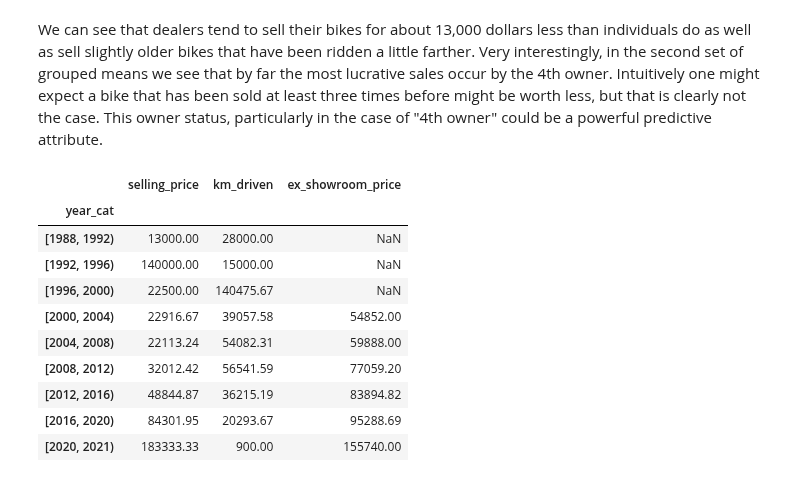
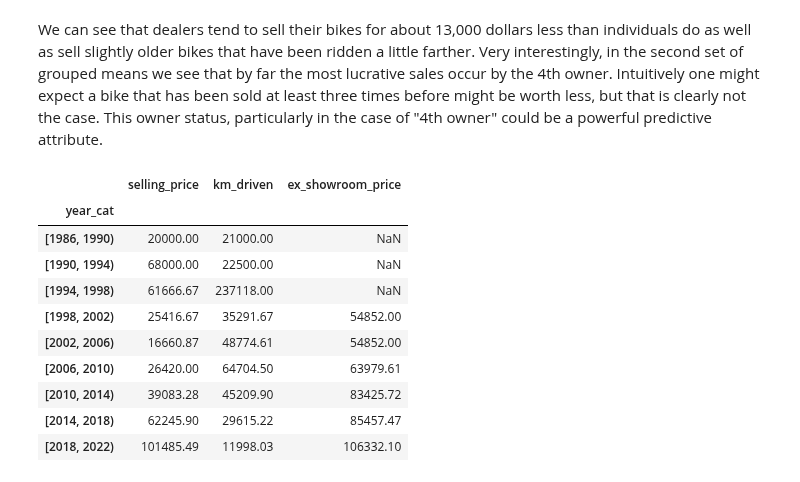
Before and after one commit to akoncsugit/ST590Project1, a Jupyter notebook: Project1.ipynb, the cells around one changed output. Drawn from its saved outputs; the diff is of its cells as text; code cells hidden in the pictures.

```diff
--- a/Project1.ipynb
+++ b/Project1.ipynb
@@ -25,5 +30,5 @@ bike_data.owner = bike_data.owner.astype("category")
 bike_data['year_cat'] = pd.cut(bike_data.year,
                                bins = [1986, 1990, 1994, 1998, 2002, 2006, 2010, 2014, 2018, 2022],
                                right = False, include_lowest = True)
-bike_data['year_int'] = bike_data.year - 1988 + 1
+#bike_data['year_int'] = bike_data.year - 1988 + 1
 # %%
@@ -330,16 +300,16 @@ bike_data.drop(["year","year_int"], axis = 1).groupby("owner").mean().round(2)
 # %% [markdown]
 We can see that dealers tend to sell their bikes for about 13,000 dollars less than individuals do as well as sell slightly older bikes that have been ridden a little farther. Very interestingly, in the second set of grouped means we see that by far the most lucrative sales occur by the 4th owner. Intuitively one might expect a bike that has been sold at least three times before might be worth less, but that is clearly not the case. This owner status, particularly in the case of "4th owner" could be a powerful predictive attribute.
 # %%
-bike_data.drop(["year","year_int"], axis = 1).groupby("year_cat").mean().round(2)
+bike_data.drop(["year"], axis = 1).groupby("year_cat").mean().round(2)
 # %% [output]
 |  | selling_price | km_driven | ex_showroom_price |
 | year_cat |  |  |  |
-| [1988, 1992) | 13000.00 | 28000.00 | NaN |
-| [1992, 1996) | 140000.00 | 15000.00 | NaN |
-| [1996, 2000) | 22500.00 | 140475.67 | NaN |
-| [2000, 2004) | 22916.67 | 39057.58 | 54852.00 |
-| [2004, 2008) | 22113.24 | 54082.31 | 59888.00 |
-| [2008, 2012) | 32012.42 | 56541.59 | 77059.20 |
-| [2012, 2016) | 48844.87 | 36215.19 | 83894.82 |
-| [2016, 2020) | 84301.95 | 20293.67 | 95288.69 |
-| [2020, 2021) | 183333.33 | 900.00 | 155740.00 |
+| [1986, 1990) | 20000.00 | 21000.00 | NaN |
+| [1990, 1994) | 68000.00 | 22500.00 | NaN |
+| [1994, 1998) | 61666.67 | 237118.00 | NaN |
+| [1998, 2002) | 25416.67 | 35291.67 | 54852.00 |
+| [2002, 2006) | 16660.87 | 48774.61 | 54852.00 |
+| [2006, 2010) | 26420.00 | 64704.50 | 63979.61 |
+| [2010, 2014) | 39083.28 | 45209.90 | 83425.72 |
+| [2014, 2018) | 62245.90 | 29615.22 | 85457.47 |
+| [2018, 2022) | 101485.49 | 11998.03 | 106332.10 |
```
Also changed, not shown: parts of 16 cells of this notebook.
